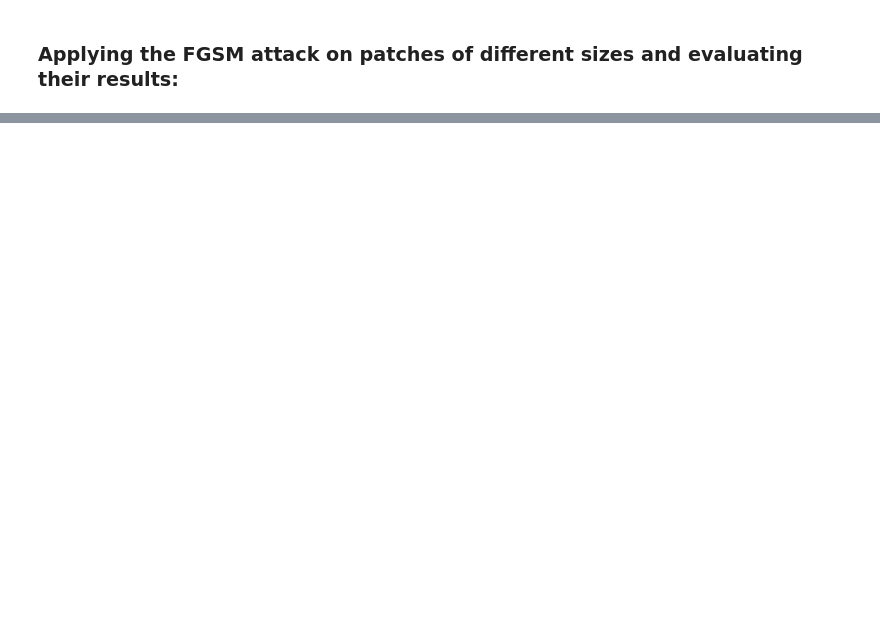
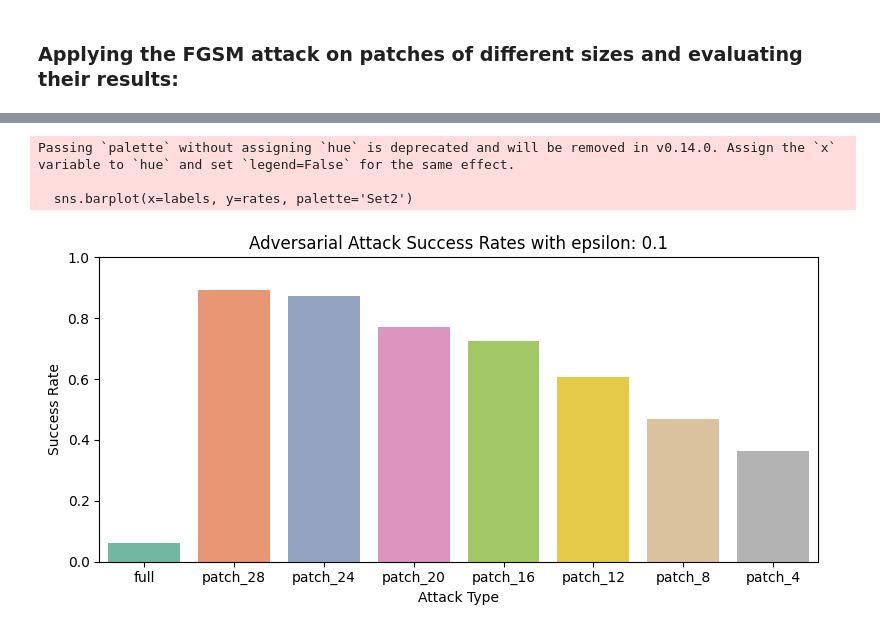
Before and after one commit to puglia-ryan/adversarial_attack, a Jupyter notebook: src/cifar-10-attack.ipynb, the cells around one changed output, grey strips where cells are left out. Saved outputs shown, nothing was run; the diff lists cells and outputs as text; code cells hidden in the pictures; blank space fills up the shorter version.

```diff
--- a/src/cifar-10-attack.ipynb
+++ b/src/cifar-10-attack.ipynb
@@ -287,0 +366,25 @@ Passing `palette` without assigning `hue` is deprecated and will be removed in v
+# %%
+
+def fgsm_targeted(model, image, target_label, eps=0.01, mask=None):
+    """
+    Performs one-step targeted FGSM to push the model's prediction toward `target_label`.
+
+    - model: your keras model
+    - image: shape (1,H,W,C), float32 [0,1]
+    - target_label: one-hot vector of shape (1,num_classes)
+    - eps: perturbation magnitude
+    - mask: optional same shape as image of 0/1 to confine perturbation
+    """
+    image_var = tf.cast(image, tf.float32)
+    with tf.GradientTape() as tape:
+        tape.watch(image_var)
+        prediction = model(image_var)
+        # use target_label here, not the true label
+        loss = loss_object(target_label, prediction)
+    grad = tape.gradient(loss, image_var)
+    signed_grad = tf.sign(grad)
+    if mask is not None:
+        signed_grad = signed_grad * mask
+    adv = image_var - eps * signed_grad
+    adv = tf.clip_by_value(adv, 0.0, 1.0)
+    return adv
@@ -287,0 +519,17 @@ Passing `palette` without assigning `hue` is deprecated and will be removed in v
+# %%
+labels = list(results_targeted.keys())
+rates = list(results_targeted.values())
+
+plt.figure(figsize=(8,4))
+sns.barplot(x=labels, y=rates, palette='Set2')
+plt.title(f'Adversarial Attack Success Rates with epsilon: {eps}')
+plt.xlabel('Attack Type')
+plt.ylabel('Success Rate')
+plt.ylim(0,1)
+plt.tight_layout()
+plt.show()
+# %% [output]
+Passing `palette` without assigning `hue` is deprecated and will be removed in v0.14.0. Assign the `x` variable to `hue` and set `legend=False` for the same effect.
+
+  sns.barplot(x=labels, y=rates, palette='Set2')
+[figure, added]
```
Also changed, not shown: parts of 19 cells of this notebook.
